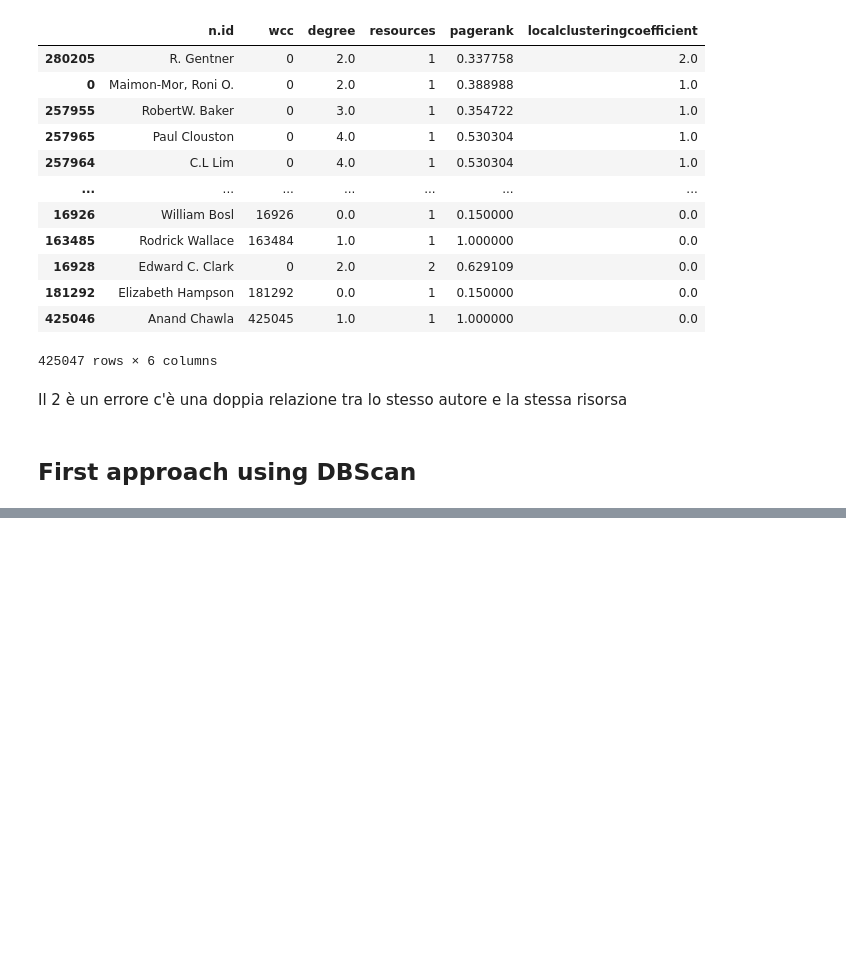
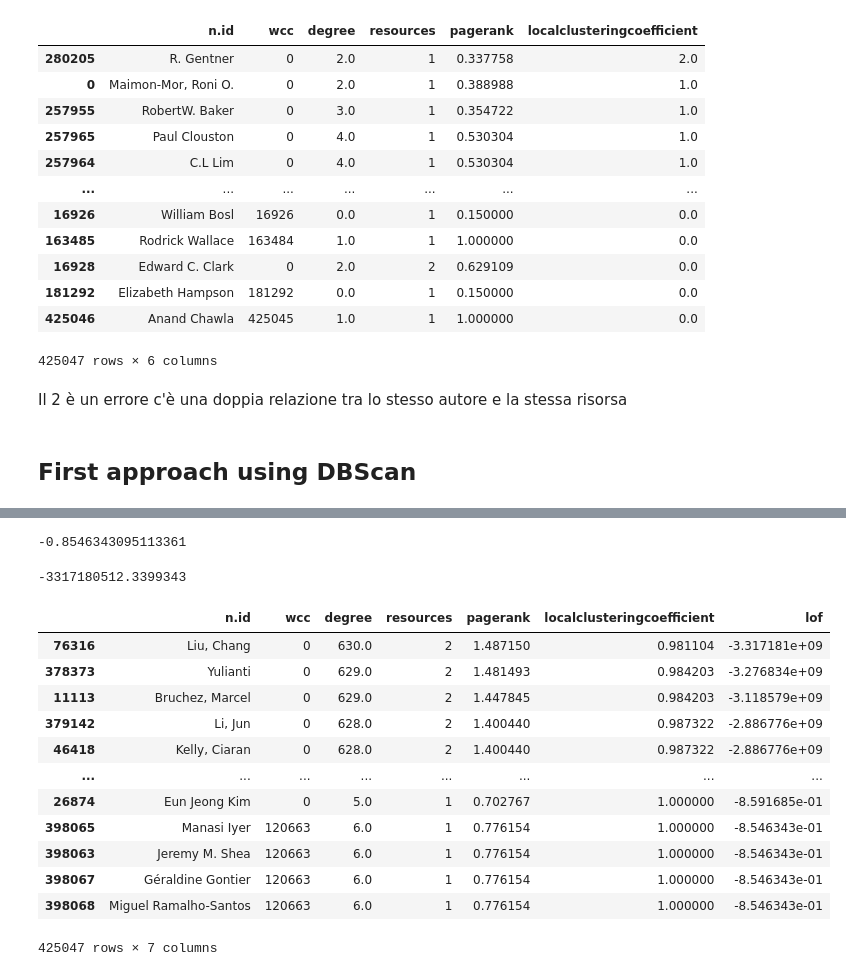
Before and after one commit to minu7/neuroinformatics-analysis, a Jupyter notebook: author_linked_by_resources.ipynb, the cells around one changed output, grey strips where cells are left out. Saved outputs shown, nothing was run; the diff lists cells and outputs as text; code cells hidden in the pictures; blank space fills up the shorter version.

```diff
--- a/author_linked_by_resources.ipynb
+++ b/author_linked_by_resources.ipynb
@@ -242,3 +243,8 @@ from sklearn.preprocessing import StandardScaler
+# %%
+df = cyperQueryToDataFrame("""
+    MATCH (n:Author) RETURN n.id, n.__wcc as wcc, n.__degree as degree, n.resource_published as resources, n.__parerank as pagerank,
+    n.__localClusteringCoefficient as localclusteringcoefficient
+""")
 # %%
 X = StandardScaler().fit_transform(df[["degree", "resources", "pagerank", "localclusteringcoefficient"]].to_numpy())
 # %%
@@ -251,0 +276,31 @@ n_noise_ = list(labels).count(-1)
+# %%
+clf = LocalOutlierFactor(n_neighbors=20, contamination=0.0001) # in pratica 20 neighbour sembra funzionare bene
+y_pred = clf.fit_predict(X)
+# %%
+X_scores = clf.negative_outlier_factor_
+# %%
+X_scores.max()
+# %% [output]
+-0.8546343095113361
+# %%
+X_scores.min()
+# %% [output]
+-3317180512.3399343
+# %%
+df['lof'] = X_scores
+# %%
+df.sort_values(by=['lof'], ascending=True)
+# %% [output]
+|  | n.id | wcc | degree | resources | pagerank | localclusteringcoefficient | lof |
+| 76316 | Liu, Chang | 0 | 630.0 | 2 | 1.487150 | 0.981104 | -3.317181e+09 |
+| 378373 | Yulianti | 0 | 629.0 | 2 | 1.481493 | 0.984203 | -3.276834e+09 |
+| 11113 | Bruchez, Marcel | 0 | 629.0 | 2 | 1.447845 | 0.984203 | -3.118579e+09 |
+| 379142 | Li, Jun | 0 | 628.0 | 2 | 1.400440 | 0.987322 | -2.886776e+09 |
+| 46418 | Kelly, Ciaran | 0 | 628.0 | 2 | 1.400440 | 0.987322 | -2.886776e+09 |
+| ... | ... | ... | ... | ... | ... | ... | ... |
+| 26874 | Eun Jeong Kim | 0 | 5.0 | 1 | 0.702767 | 1.000000 | -8.591685e-01 |
+| 398065 | Manasi Iyer | 120663 | 6.0 | 1 | 0.776154 | 1.000000 | -8.546343e-01 |
+| 398063 | Jeremy M. Shea | 120663 | 6.0 | 1 | 0.776154 | 1.000000 | -8.546343e-01 |
+| 398067 | Géraldine Gontier | 120663 | 6.0 | 1 | 0.776154 | 1.000000 | -8.546343e-01 |
+| 398068 | Miguel Ramalho-Santos | 120663 | 6.0 | 1 | 0.776154 | 1.000000 | -8.546343e-01 |
+425047 rows × 7 columns
```
Also changed, not shown: parts of 26 cells of this notebook, 2 other files.
